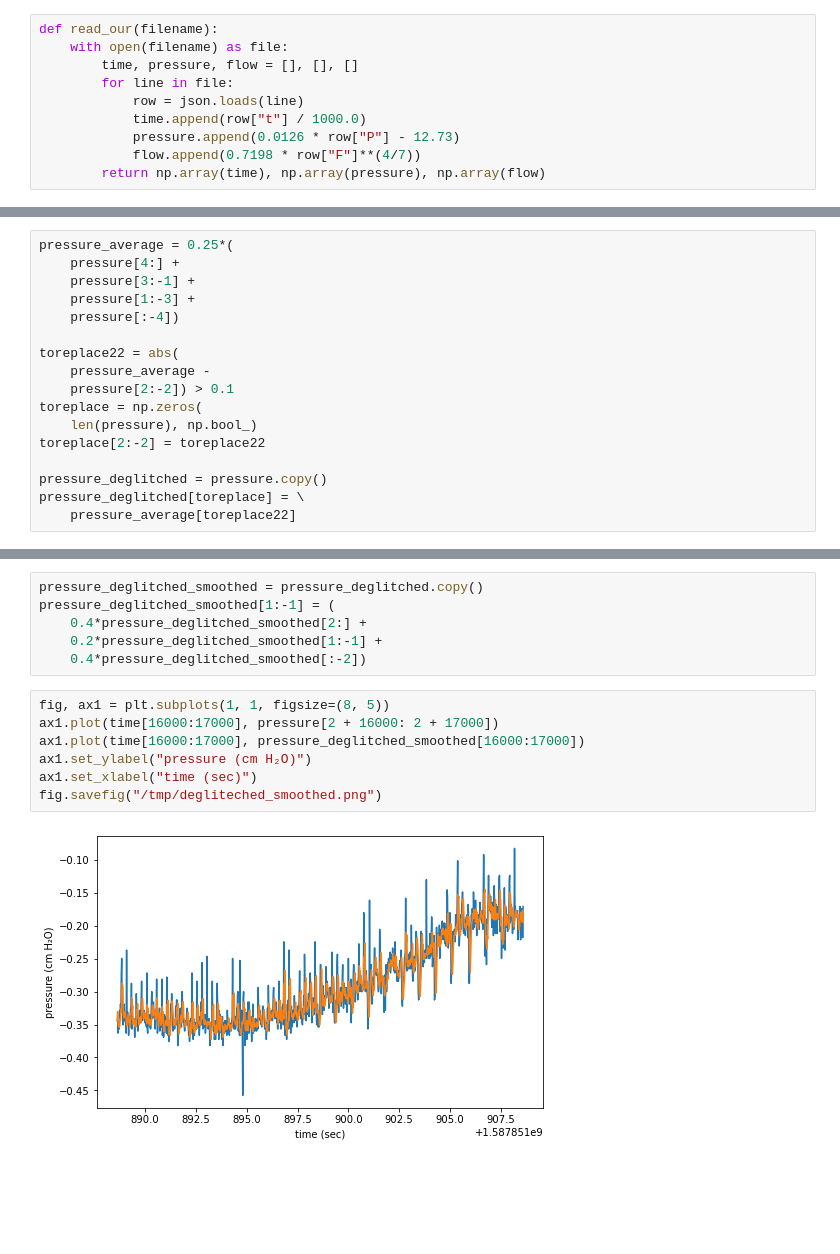
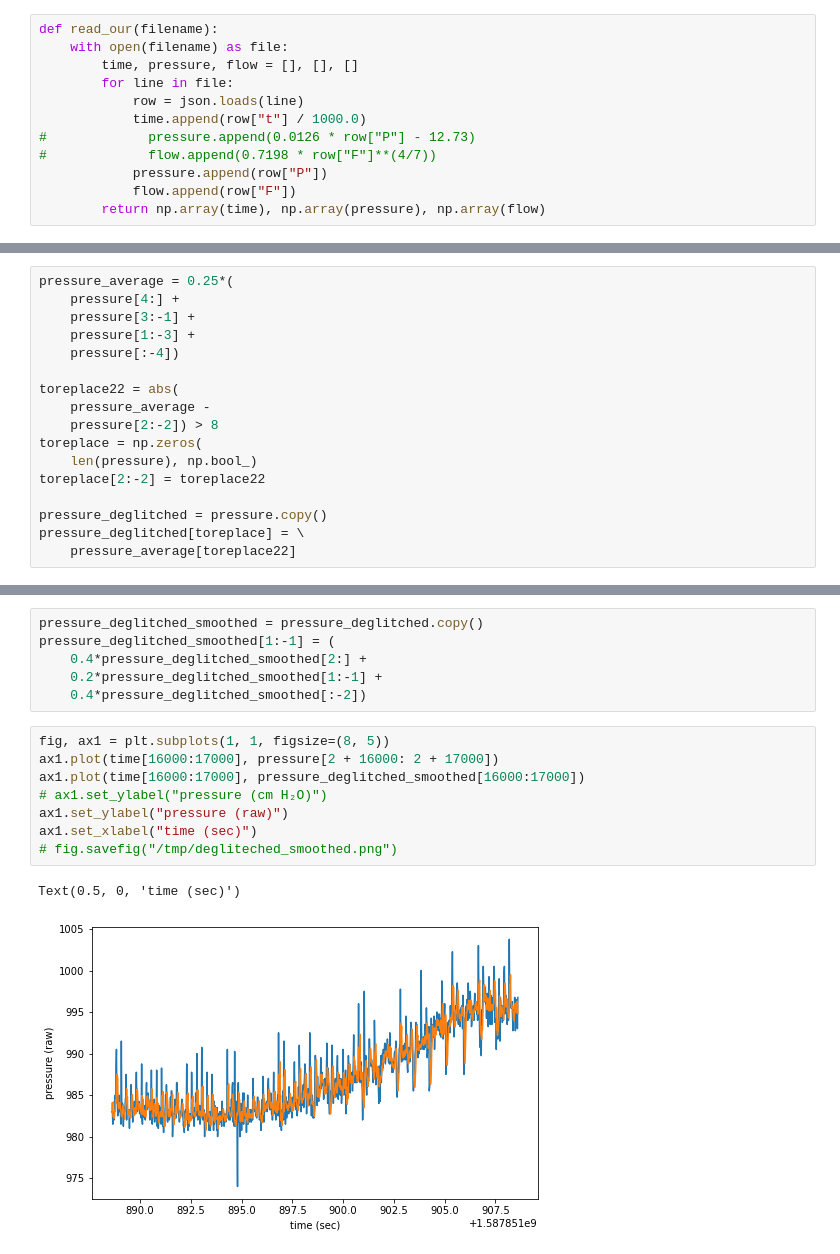
Before and after one commit to Princeton-Penn-Vents/princeton-penn-flowmeter, a Jupyter notebook: analysis/thermal-noise.ipynb, the cells around one changed output, grey strips where cells are left out. Saved outputs shown, nothing was run; the diff lists cells and outputs as text; blank space fills up the shorter version.

```diff
--- a/analysis/thermal-noise.ipynb
+++ b/analysis/thermal-noise.ipynb
@@ -9,8 +9,10 @@ def read_our(filename):
         for line in file:
             row = json.loads(line)
             time.append(row["t"] / 1000.0)
-            pressure.append(0.0126 * row["P"] - 12.73)
-            flow.append(0.7198 * row["F"]**(4/7))
+#             pressure.append(0.0126 * row["P"] - 12.73)
+#             flow.append(0.7198 * row["F"]**(4/7))
+            pressure.append(row["P"])
+            flow.append(row["F"])
         return np.array(time), np.array(pressure), np.array(flow)
 # %%
 time, pressure, flow = read_our("../thermo-noise/thermo5ft1s10microF10k0000.out")
@@ -30,7 +33,7 @@ pressure_average = 0.25*(
 
 toreplace22 = abs(
     pressure_average -
-    pressure[2:-2]) > 0.1
+    pressure[2:-2]) > 8
 toreplace = np.zeros(
     len(pressure), np.bool_)
 toreplace[2:-2] = toreplace22
@@ -56,9 +61,11 @@ pressure_deglitched_smoothed[1:-1] = (
 # %%
 fig, ax1 = plt.subplots(1, 1, figsize=(8, 5))
 ax1.plot(time[16000:17000], pressure[2 + 16000: 2 + 17000])
 ax1.plot(time[16000:17000], pressure_deglitched_smoothed[16000:17000])
-ax1.set_ylabel("pressure (cm H₂O)")
+# ax1.set_ylabel("pressure (cm H₂O)")
+ax1.set_ylabel("pressure (raw)")
 ax1.set_xlabel("time (sec)")
-fig.savefig("/tmp/degliteched_smoothed.png")
+# fig.savefig("/tmp/degliteched_smoothed.png")
 # %% [output]
+Text(0.5, 0, 'time (sec)')
-[figure, old version]
+[figure, new version]
```
Also changed, not shown: parts of 3 cells of this notebook, 1 other file.
